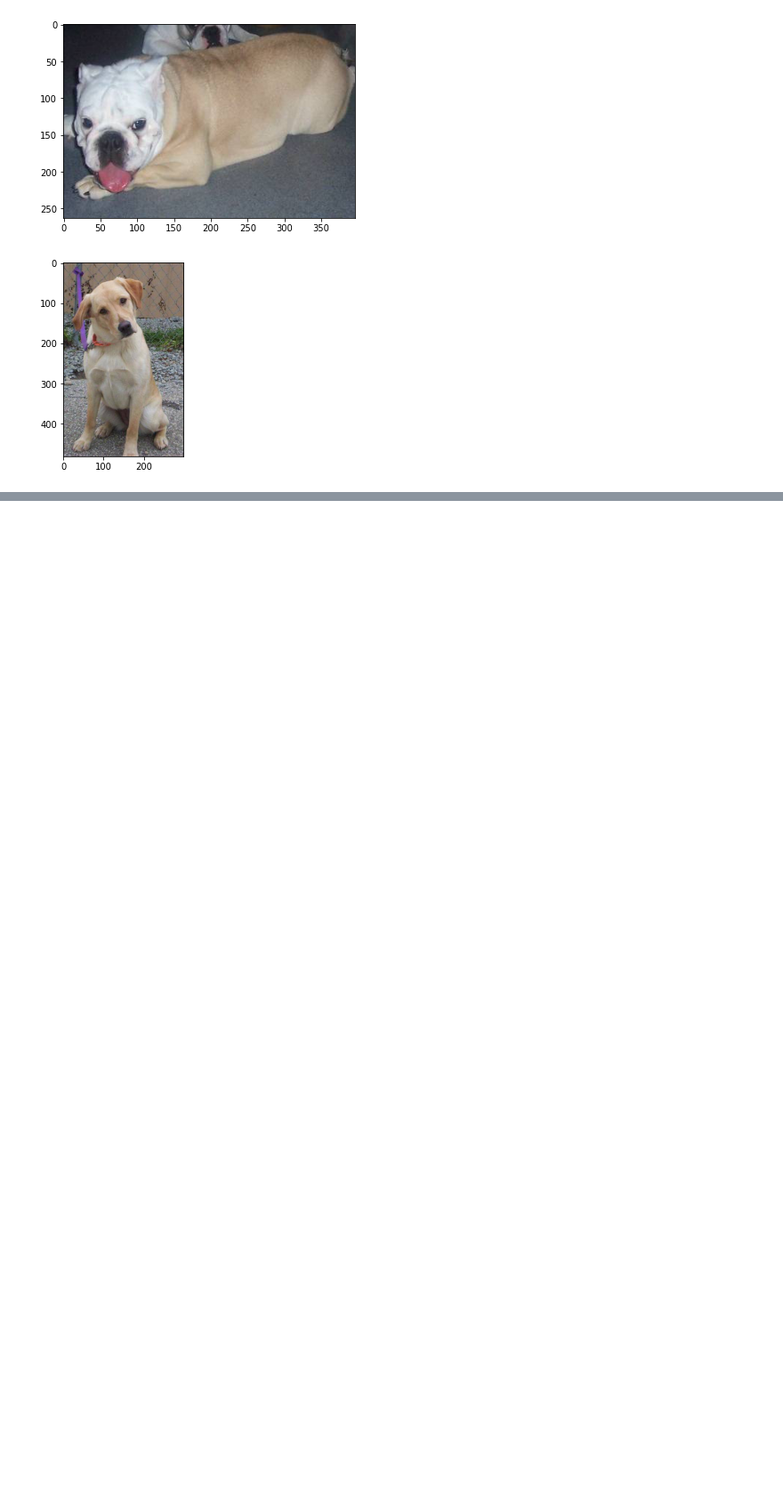
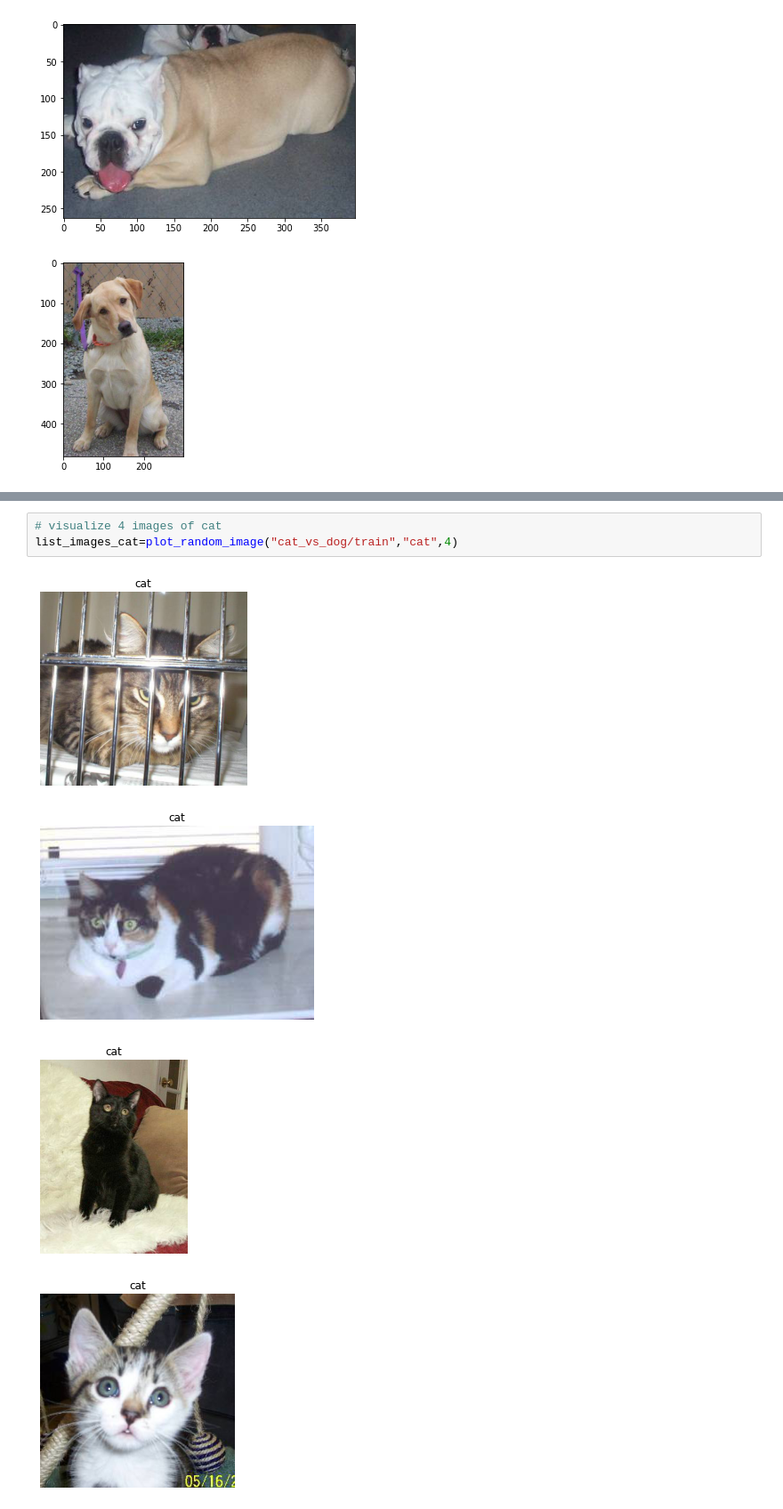
Before and after one commit to danchaud-vincent/tensorflow-deep-learning, a Jupyter notebook: exercices-solutions/03_Computer_Vision_and_Neural_Network_Exercices.ipynb, the cells around one changed output, grey strips where cells are left out. Shown at 89% size. Drawn from its saved outputs; the diff is of its cells as text; blank space fills up the shorter version.

```diff
--- a/exercices-solutions/03_Computer_Vision_and_Neural_Network_Exercices.ipynb
+++ b/exercices-solutions/03_Computer_Vision_and_Neural_Network_Exercices.ipynb
@@ -111,0 +166,8 @@ for i in range(4):
+# %%
+# visualize 4 images of cat
+list_images_cat=plot_random_image("cat_vs_dog/train","cat",4)
+# %% [output]
+[figure, added]
+[figure, added]
+[figure, added]
+[figure, added]
```
Also changed, not shown: parts of 5 cells of this notebook.
